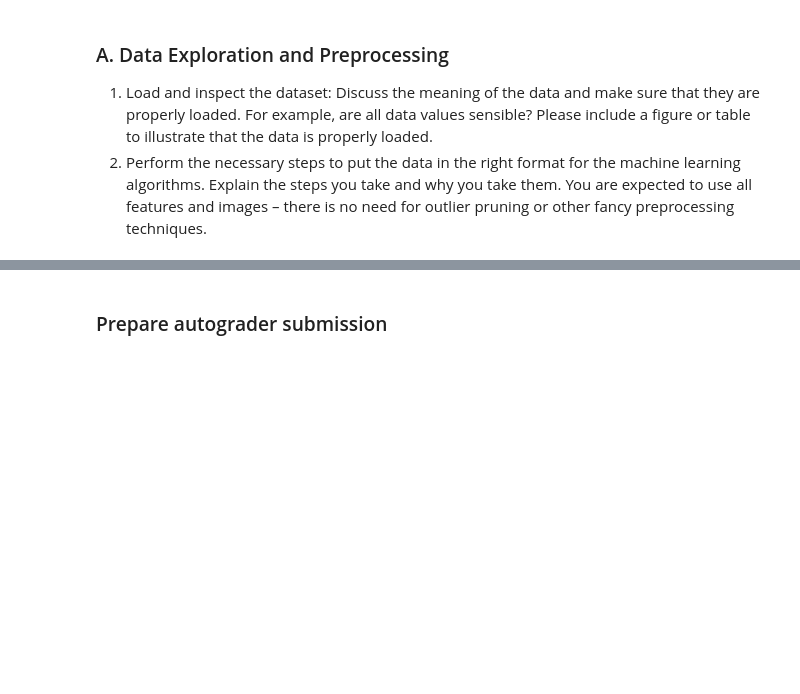
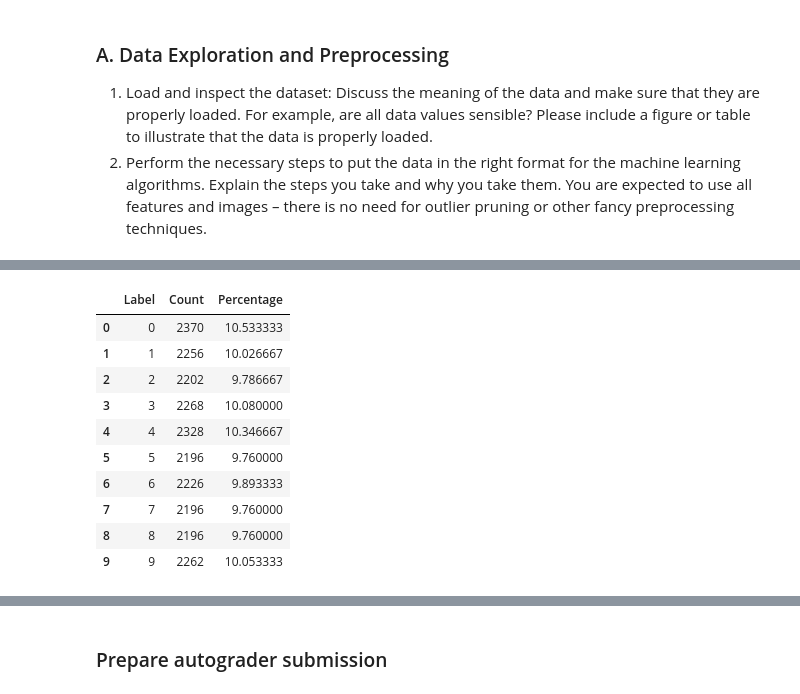
Before and after one commit to Person-Maink/ESL6, a Jupyter notebook: template.ipynb, the cells around one changed output, grey strips where cells are left out. Saved outputs shown, nothing was run; the diff lists cells and outputs as text; code cells hidden in the pictures; blank space fills up the shorter version.

```diff
--- a/template.ipynb
+++ b/template.ipynb
@@ -33,0 +178,32 @@ array([1, 7, 0, 5, 2, 8, 4, 0, 4, 2])
+# %%
+# Compute the distribution of labels
+label_counts = np.bincount(augmented_labels)
+
+# Create a DataFrame to summarize the distribution
+label_distribution = pd.DataFrame({
+    "Label": range(len(label_counts)),
+    "Count": label_counts,
+    "Percentage": (label_counts / len(augmented_labels)) * 100
+})
+
+# Save the label distribution as a markdown file
+markdown_content = label_distribution.to_markdown(index=False)
+
+# Save to a .md file
+file_path = "report/augmented_label_distribution.md"
+with open(file_path, "w") as f:
+    f.write(markdown_content)
+
+label_distribution
+# %% [output]
+|  | Label | Count | Percentage |
+| 0 | 0 | 2370 | 10.533333 |
+| 1 | 1 | 2256 | 10.026667 |
+| 2 | 2 | 2202 | 9.786667 |
+| 3 | 3 | 2268 | 10.080000 |
+| 4 | 4 | 2328 | 10.346667 |
+| 5 | 5 | 2196 | 9.760000 |
+| 6 | 6 | 2226 | 9.893333 |
+| 7 | 7 | 2196 | 9.760000 |
+| 8 | 8 | 2196 | 9.760000 |
+| 9 | 9 | 2262 | 10.053333 |
```
Also changed, not shown: parts of 18 cells of this notebook, 7 other files.
